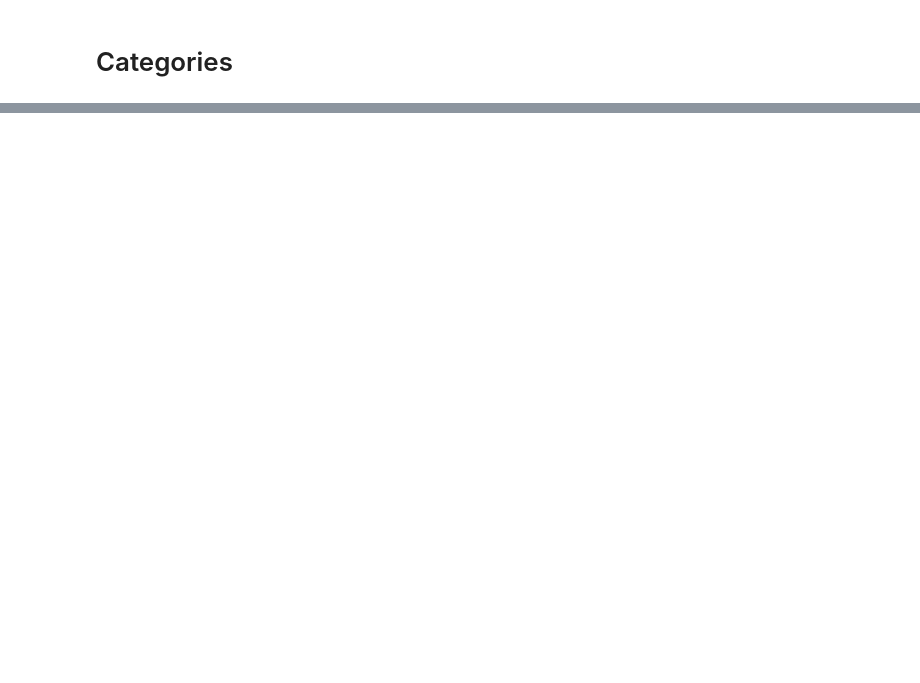
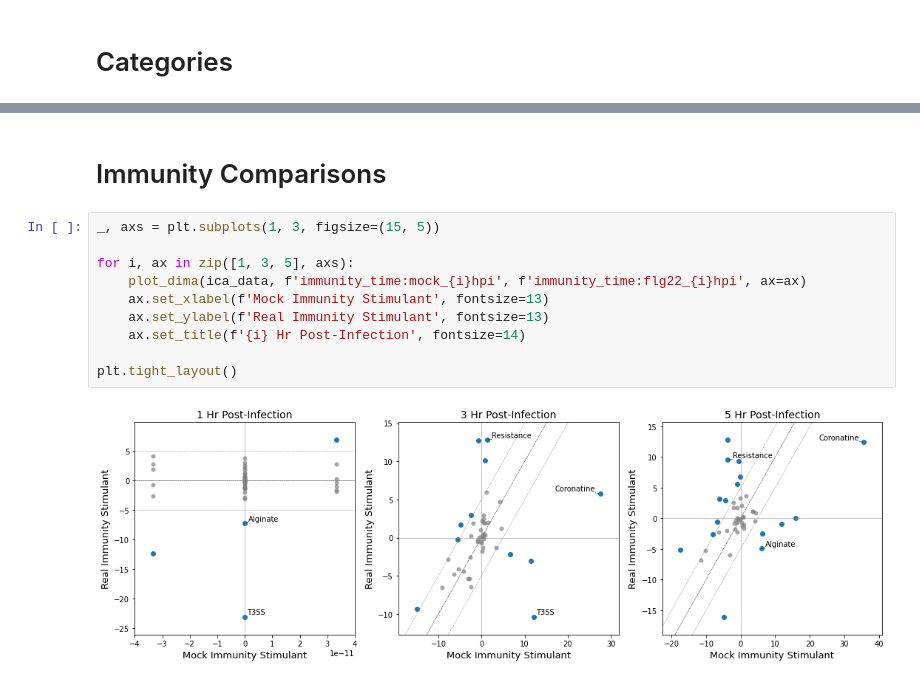
Before and after one commit to SBRG/modulome_pst, a Jupyter notebook: notebooks/7_iModulon_summary_stats.ipynb, the cells around one changed output, grey strips where cells are left out. Drawn from its saved outputs; the diff is of its cells as text; blank space fills up the shorter version.

```diff
--- a/notebooks/7_iModulon_summary_stats.ipynb
+++ b/notebooks/7_iModulon_summary_stats.ipynb
@@ -42 +68,15 @@ plot_activities(ica_data, 'Alginate', projects='algU_regulon', highlight='algU_r
+# %% [markdown]
+# Immunity Comparisons
+# %%
+_, axs = plt.subplots(1, 3, figsize=(15, 5))
+
+for i, ax in zip([1, 3, 5], axs):
+    plot_dima(ica_data, f'immunity_time:mock_{i}hpi', f'immunity_time:flg22_{i}hpi', ax=ax)
+    ax.set_xlabel(f'Mock Immunity Stimulant', fontsize=13)
+    ax.set_ylabel(f'Real Immunity Stimulant', fontsize=13)
+    ax.set_title(f'{i} Hr Post-Infection', fontsize=14)
+
+plt.tight_layout()
+# %% [output]
+[figure, added]
 # %%
```
Also changed, not shown: parts of 16 cells of this notebook, 6 other files.
